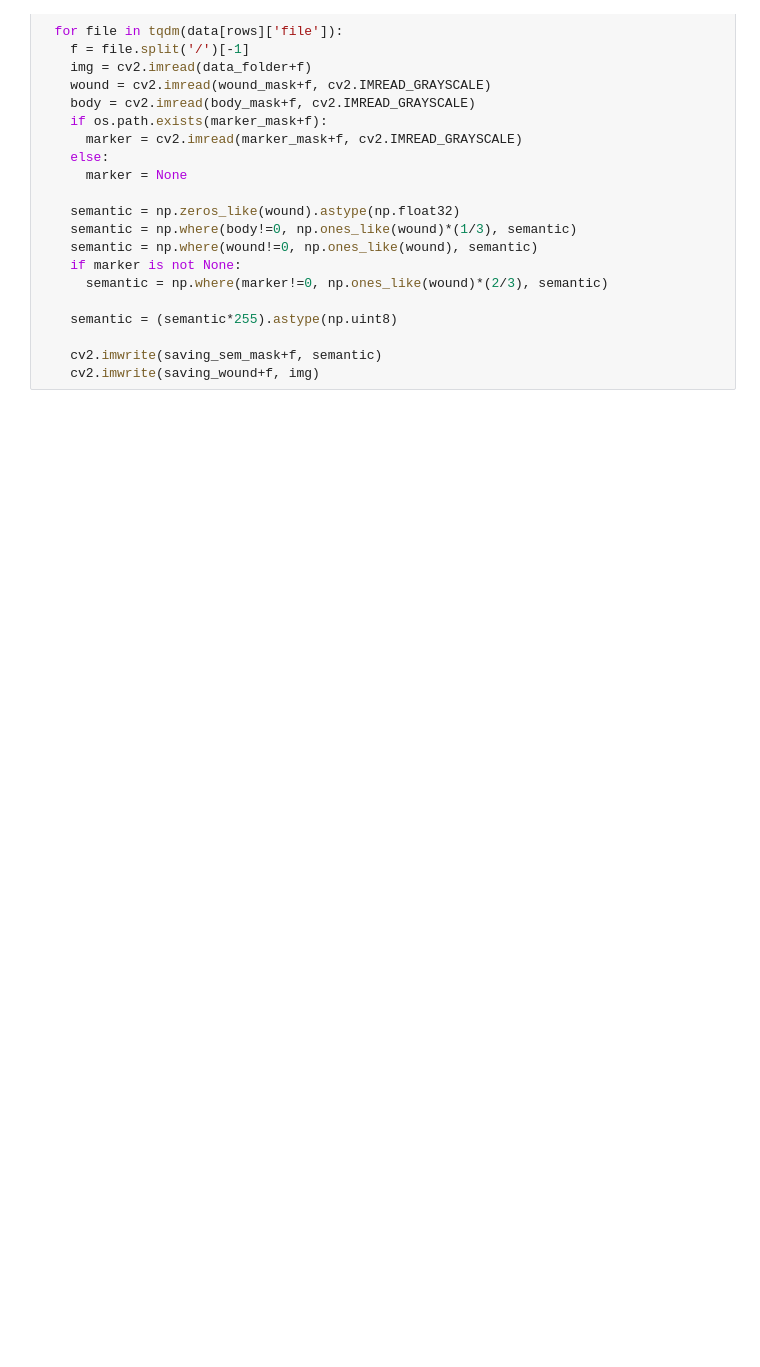
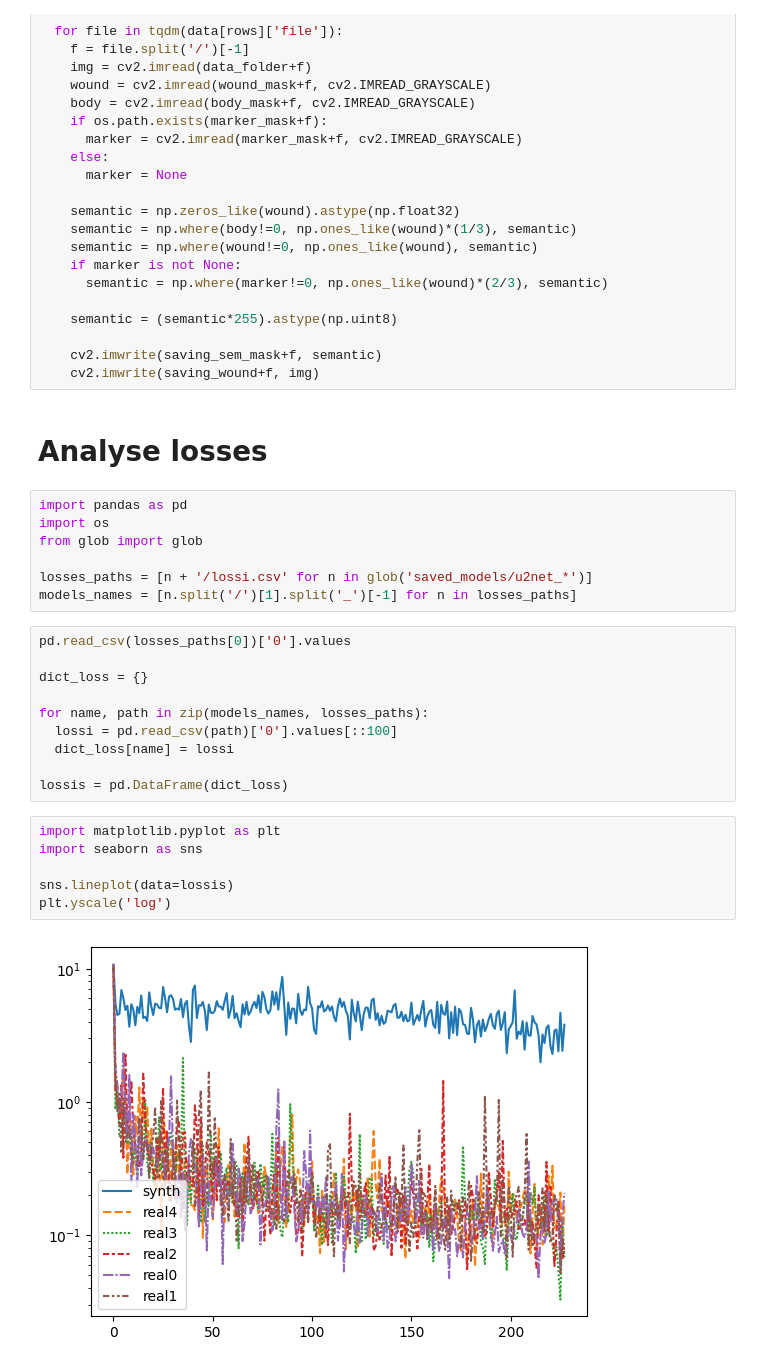
Before and after one commit to TommyGiak/U-2-Net, a Jupyter notebook: utils.ipynb, the cells around one changed output. Drawn from its saved outputs; the diff is of its cells as text; blank space fills up the shorter version.

```diff
--- a/utils.ipynb
+++ b/utils.ipynb
@@ -104,3 +104,30 @@ for i in range(FOLDS_NUMER):
 
     cv2.imwrite(saving_sem_mask+f, semantic)
     cv2.imwrite(saving_wound+f, img)
+# %% [markdown]
+# Analyse losses
+# %%
+import pandas as pd
+import os
+from glob import glob
+
+losses_paths = [n + '/lossi.csv' for n in glob('saved_models/u2net_*')]
+models_names = [n.split('/')[1].split('_')[-1] for n in losses_paths]
+# %%
+pd.read_csv(losses_paths[0])['0'].values
+
+dict_loss = {}
+
+for name, path in zip(models_names, losses_paths):
+  lossi = pd.read_csv(path)['0'].values[::100]
+  dict_loss[name] = lossi
+
+lossis = pd.DataFrame(dict_loss)
+# %%
+import matplotlib.pyplot as plt
+import seaborn as sns
+
+sns.lineplot(data=lossis)
+plt.yscale('log')
+# %% [output]
+[figure, added]
```
Also changed, not shown: parts of 8 cells of this notebook, 1 other file.
